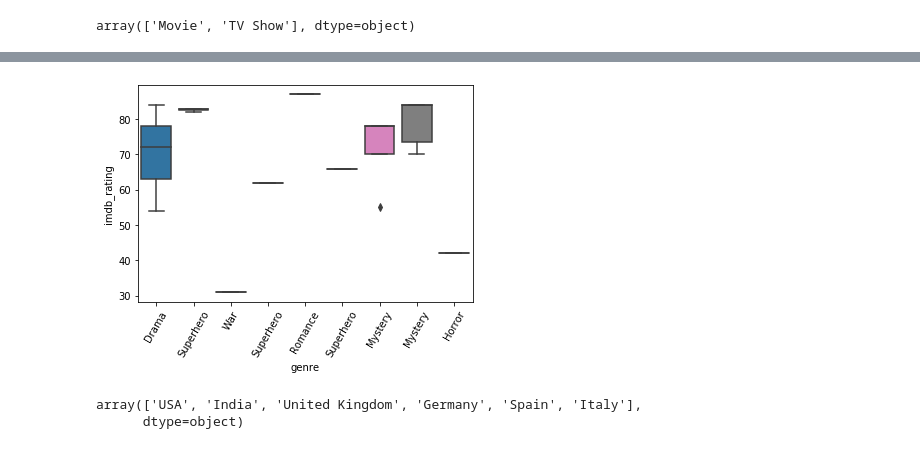
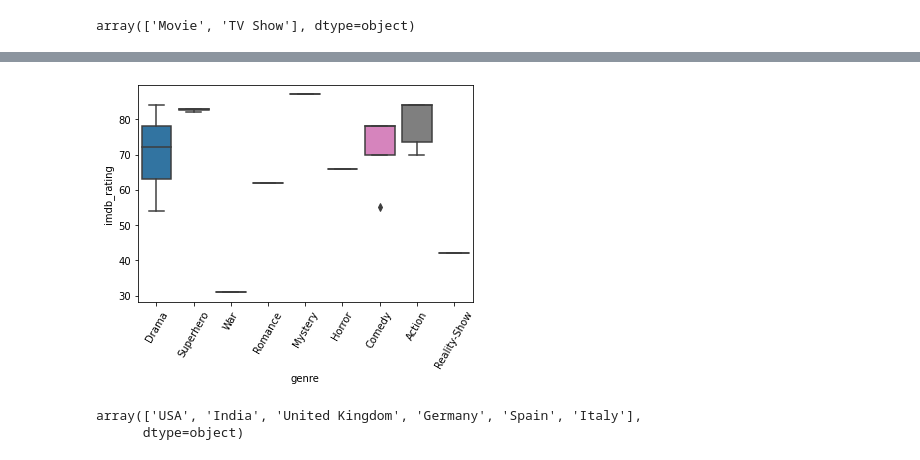
Before and after one commit to nikshingadiya/jupyter, a Jupyter notebook: Project/Recommendation System/Final RE.ipynb, the cells around one changed output, grey strips where cells are left out. Saved outputs shown, nothing was run; the diff lists cells and outputs as text; code cells hidden in the pictures.

```diff
--- a/Project/Recommendation System/Final RE.ipynb
+++ b/Project/Recommendation System/Final RE.ipynb
@@ -121,8 +121,8 @@ plt.show()
 # %%
-sns.boxplot(movie_ind_no_null['genre'],movie_ind_no_null['imdb_rating']).set_xticklabels(movie_ind_no_null['genre'],rotation=60)
+sns.boxplot(movie_ind_no_null['genre'],movie_ind_no_null['imdb_rating']).set_xticklabels(movie_ind_no_null['genre'].unique(),rotation=60)
 plt.show()
 # %% [output]
-[figure, old version]
+[figure, new version]
 # %%
 movie_ind_no_null['ori_country'].unique()
 # %% [output]
```
Also changed, not shown: parts of 18 cells of this notebook.
